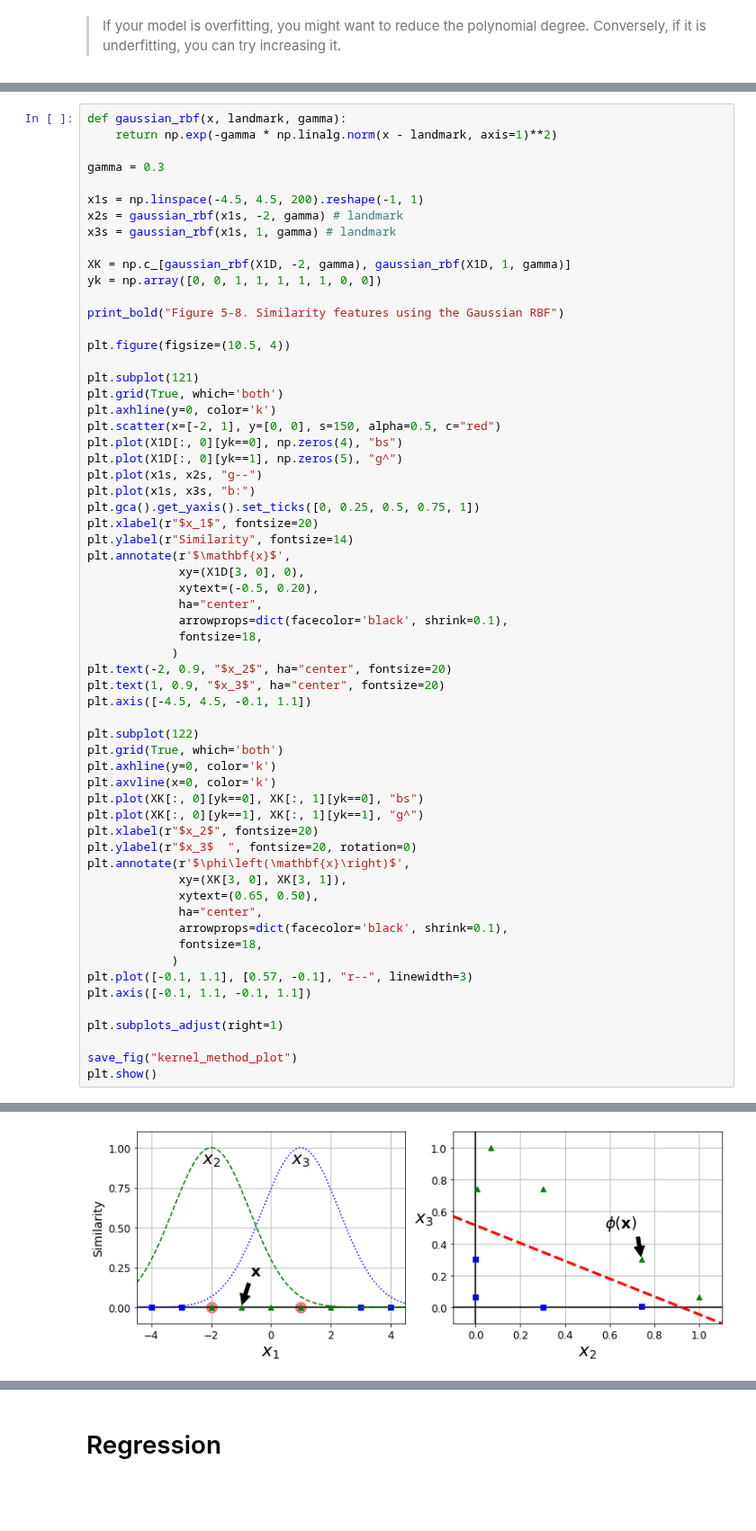
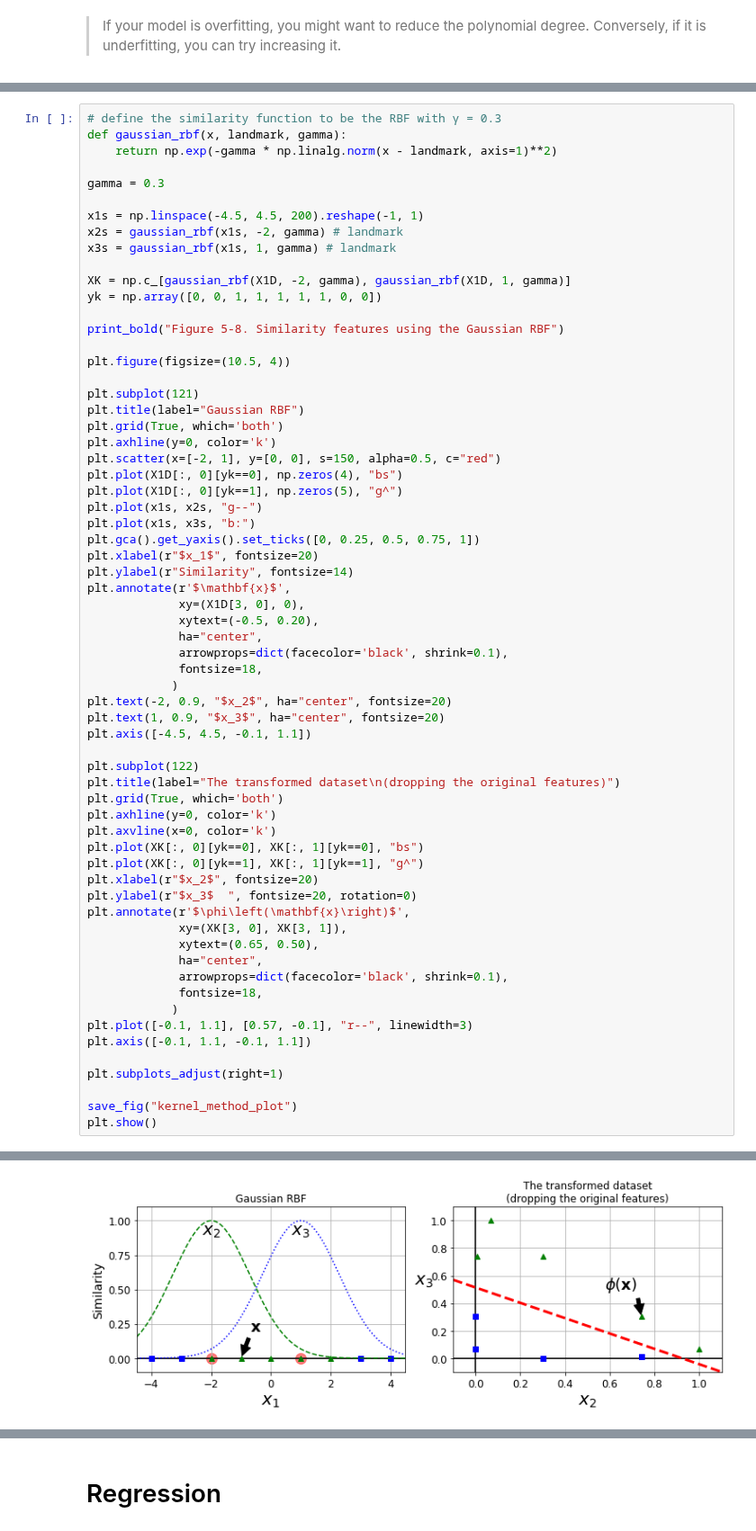
Before and after one commit to nyculescu/handson-ml2, a Jupyter notebook: 05_support_vector_machines.ipynb, the cells around one changed output, grey strips where cells are left out. Shown at 90% size. Drawn from its saved outputs; the diff is of its cells as text; blank space fills up the shorter version.

```diff
--- a/05_support_vector_machines.ipynb
+++ b/05_support_vector_machines.ipynb
@@ -574,4 +576,5 @@ Equation 5-1. Gaussian RBF: $\phi_{\gamma}(x,l) = exp (-\gamma||x-l||^2)$ -- it
 # %%
+# define the similarity function to be the RBF with γ = 0.3
 def gaussian_rbf(x, landmark, gamma):
     return np.exp(-gamma * np.linalg.norm(x - landmark, axis=1)**2)
 
@@ -589,6 +592,7 @@ print_bold("Figure 5-8. Similarity features using the Gaussian RBF")
 plt.figure(figsize=(10.5, 4))
 
 plt.subplot(121)
+plt.title(label="Gaussian RBF")
 plt.grid(True, which='both')
 plt.axhline(y=0, color='k')
 plt.scatter(x=[-2, 1], y=[0, 0], s=150, alpha=0.5, c="red")
@@ -610,31 +614,32 @@ plt.text(-2, 0.9, "$x_2$", ha="center", fontsize=20)
 plt.text(1, 0.9, "$x_3$", ha="center", fontsize=20)
 plt.axis([-4.5, 4.5, -0.1, 1.1])
 
 plt.subplot(122)
+plt.title(label="The transformed dataset\n(dropping the original features)")
 plt.grid(True, which='both')
 plt.axhline(y=0, color='k')
 plt.axvline(x=0, color='k')
 plt.plot(XK[:, 0][yk==0], XK[:, 1][yk==0], "bs")
 plt.plot(XK[:, 0][yk==1], XK[:, 1][yk==1], "g^")
 plt.xlabel(r"$x_2$", fontsize=20)
 plt.ylabel(r"$x_3$  ", fontsize=20, rotation=0)
 plt.annotate(r'$\phi\left(\mathbf{x}\right)$',
              xy=(XK[3, 0], XK[3, 1]),
              xytext=(0.65, 0.50),
              ha="center",
              arrowprops=dict(facecolor='black', shrink=0.1),
              fontsize=18,
             )
 plt.plot([-0.1, 1.1], [0.57, -0.1], "r--", linewidth=3)
 plt.axis([-0.1, 1.1, -0.1, 1.1])
 
 plt.subplots_adjust(right=1)
 
 save_fig("kernel_method_plot")
 plt.show()
 # %% [output]
 Figure 5-8. Similarity features using the Gaussian RBF
 
 
 Saving figure kernel_method_plot
-[figure, old version]
+[figure, new version]
```
Also changed, not shown: parts of 19 cells of this notebook.
